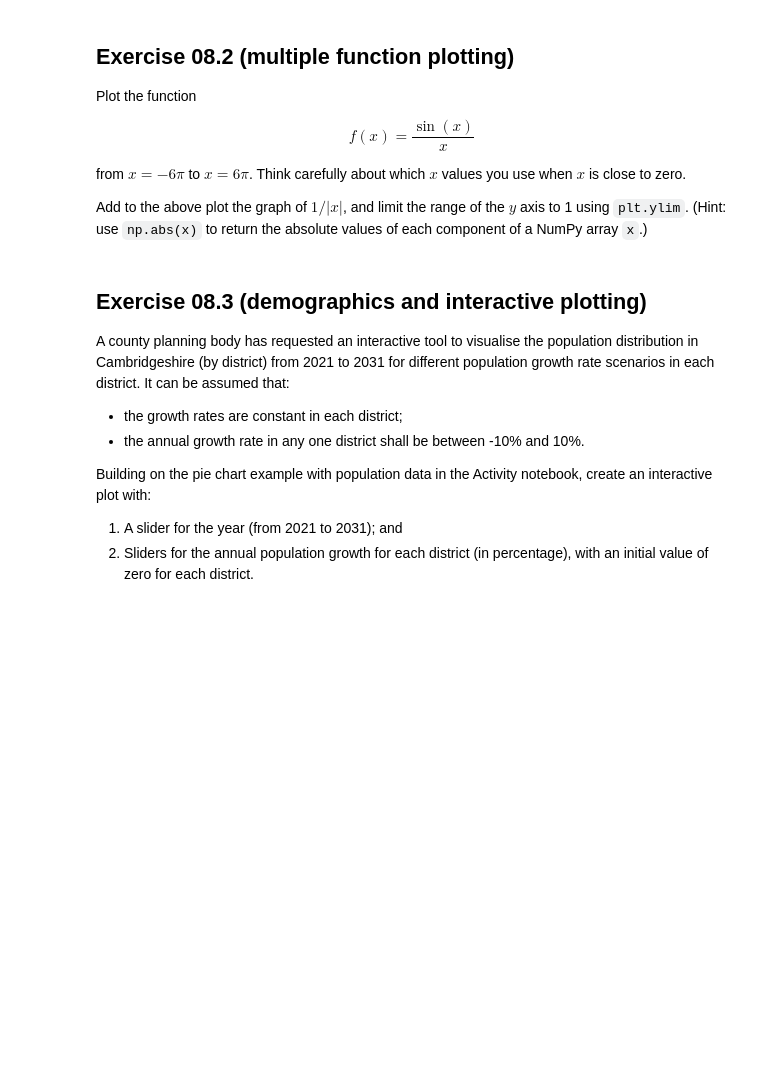
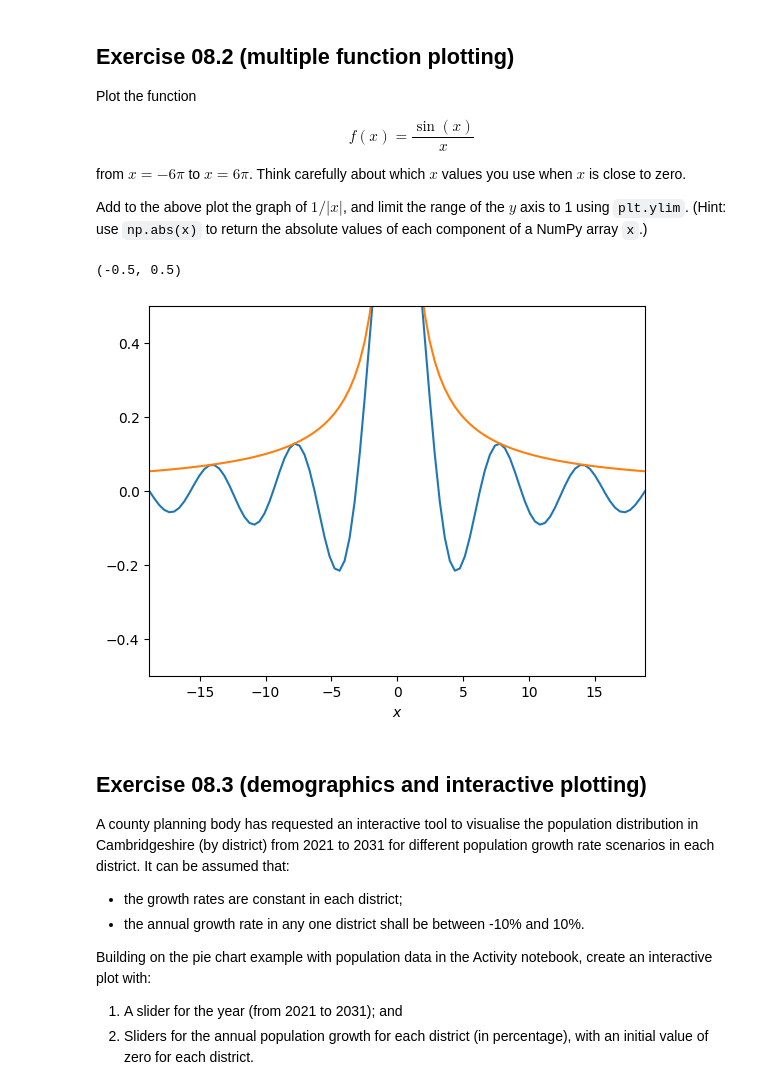
Before and after one commit to hg543-web/PartIA-Computing-Michaelmas_hg543, a Jupyter notebook: Exercises/08 Exercises.ipynb, the cells around one changed output. Drawn from its saved outputs; the diff is of its cells as text; code cells hidden in the pictures; blank space fills up the shorter version.

```diff
--- a/Exercises/08 Exercises.ipynb
+++ b/Exercises/08 Exercises.ipynb
@@ -46,3 +68,15 @@ component of a NumPy array `x`.)
+# %%
+...
+
+x = np.linspace(-6 * np.pi, 6 * np.pi, num=num_points)
+plt.plot(x,((np.sin(x))/x))
+plt.plot(x,1/(np.abs(x)))
+plt.xlabel('$x$')
+plt.xlim(x[0], x[-1])
+plt.ylim(-0.5,0.5)
+# %% [output]
+(-0.5, 0.5)
+[figure, added]
 # %% [markdown]
 ## Exercise 08.3 (demographics and interactive plotting)
 
```
Also changed, not shown: parts of 13 cells of this notebook, 1 other file.
